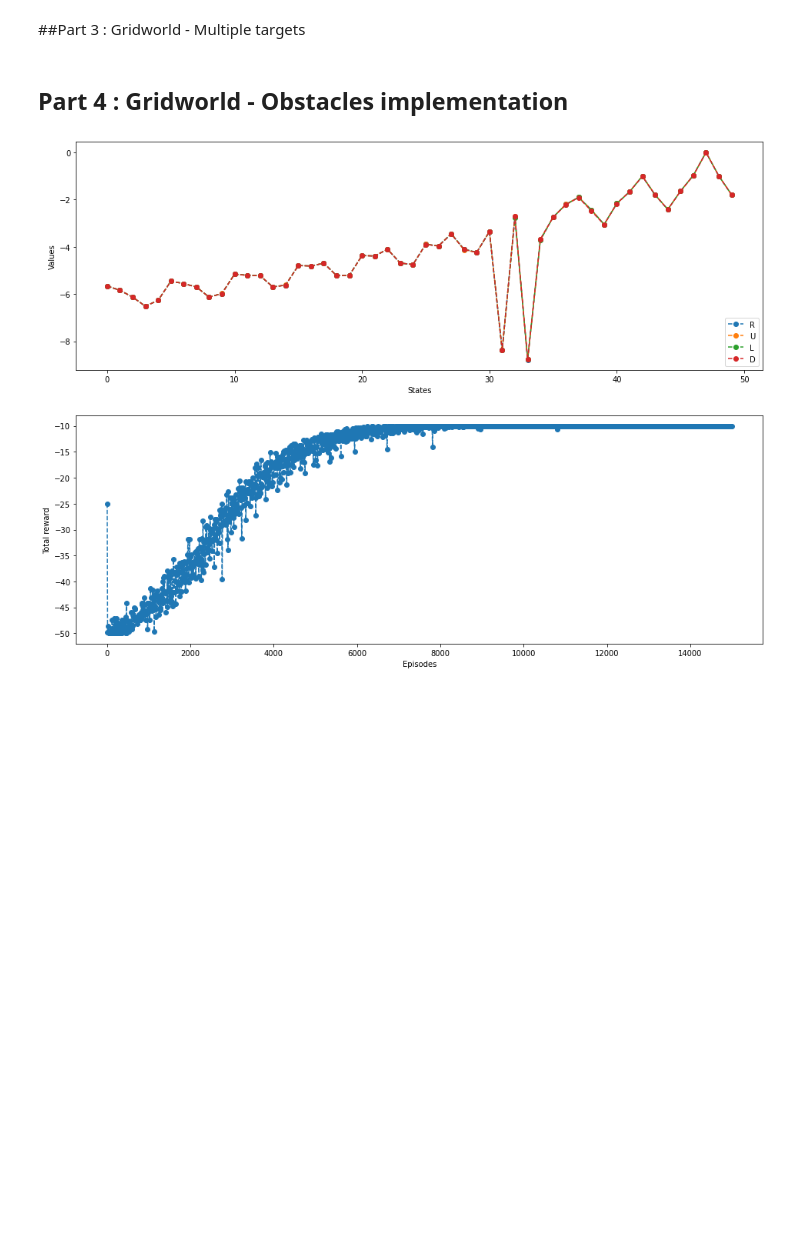
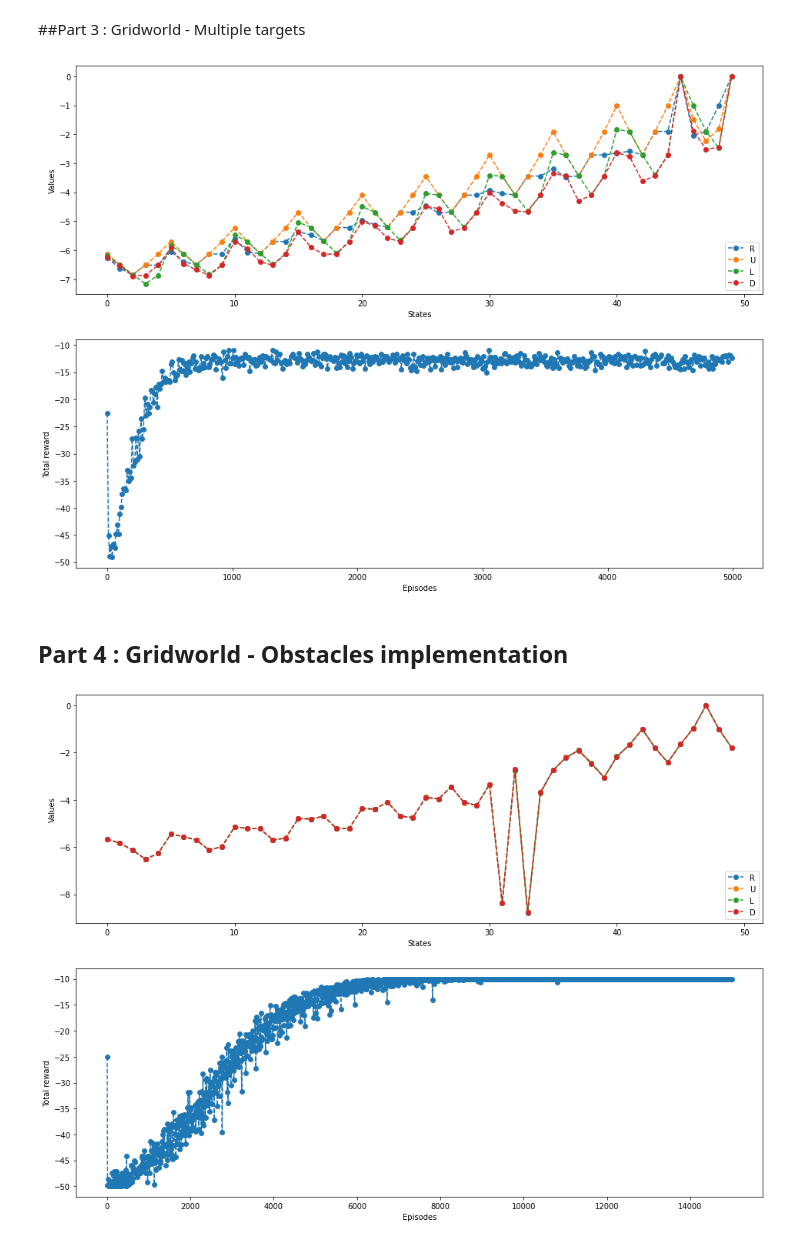
Before and after one commit to dopaminegirl19/ReachRLToolbox, a Jupyter notebook: TestRL.ipynb, the cells around one changed output. Drawn from its saved outputs; the diff is of its cells as text; code cells hidden in the pictures; blank space fills up the shorter version.

```diff
--- a/TestRL.ipynb
+++ b/TestRL.ipynb
@@ -383,3 +444,22 @@ state_history,reward_sum = simulate_episode(value_qlearning,env_test,params,max_
+# %%
+params = {
+    'epsilon':0.2,
+    'alpha':0.1,
+    'gamma':0.9,
+}
+
+env_test = MultipleTargets()
+n_episodes = 5000
+max_steps = 50
+value_qlearning,reward_sums_qlearning = learn_environment(env_test,q_learning,params,max_steps,n_episodes)
+
+plot_performance(env_test,value_qlearning,reward_sums_qlearning)
+# print(value_qlearning)
+
+state_history,reward_sum = simulate_episode(value_qlearning,env_test,params,max_steps)
+# print(state_history)
+# %% [output]
+[figure, added]
 # %% [markdown]
 ## Part 4 : Gridworld - Obstacles implementation
 # %%
```
Also changed, not shown: parts of 7 cells of this notebook.
